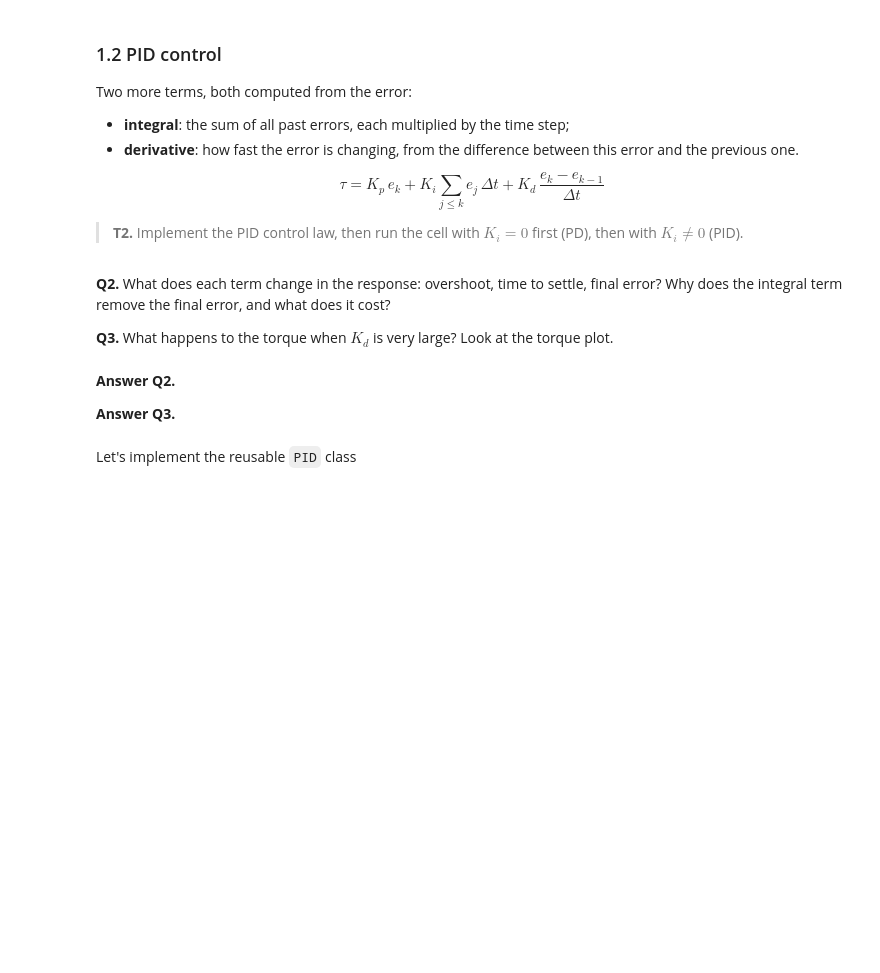
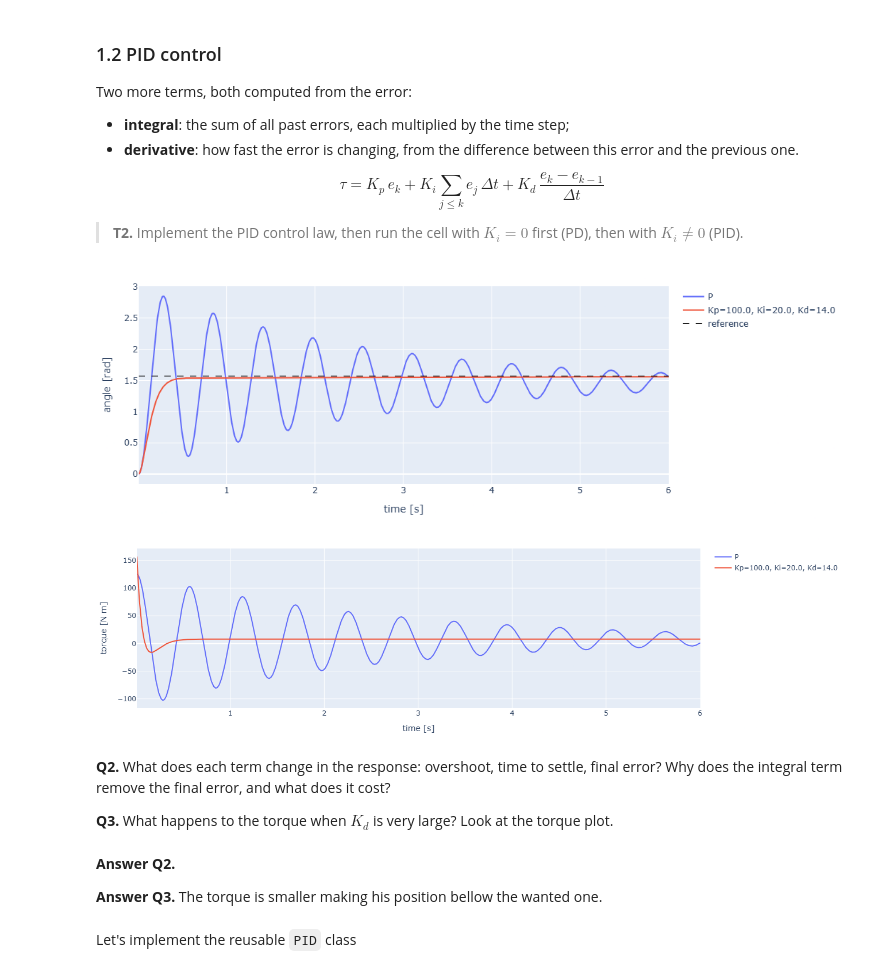
Before and after one commit to FonfasV/robmed-group-1, a Jupyter notebook: week-3/robmed_control.ipynb, the cells around one changed output. Cells and saved outputs as stored; diff of their text form; code cells hidden in the pictures; blank space fills up the shorter version.

```diff
--- a/week-3/robmed_control.ipynb
+++ b/week-3/robmed_control.ipynb
@@ -125,45 +125,48 @@ $$\tau = K_p\, e_k + K_i \sum_{j \le k} e_j\,\Delta t + K_d\, \frac{e_k - e_{k-1
 
 > **T2.** Implement the PID control law, then run the cell with $K_i = 0$ first (PD), then with $K_i \neq 0$ (PID).
 # %%
-#TODO: Kp = 0.0
-#TODO: Ki = 0.0
-#TODO: Kd = 0.0
+Kp = 100.0
+Ki = 20.0
+Kd = 14.0
 duration = 6.0
 
 ctl.reset_joints(pendulum, [motor], [0.0])
 
 error_sum = 0.0                  # for the integral term
 error_previous = q_desired - 0.0 # for the derivative term (error at the start)
 
 time_log, angle_log, torque_log = [], [], []
 t = 0.0
 while t < duration:
     # 1. SENSE
     q = p.getJointState(pendulum, motor)[0]
 
     # 2. CONTROL
-    #TODO: error =
-    #TODO: error_sum =
-    #TODO: error_rate =
+    error = q_desired - q
+    error_sum = error_sum + error*DT
+    error_rate = (error - error_previous) / DT
 
-    #TODO: torque =
+    torque = Kp*error + Ki*error_sum + Kd*error_rate
 
     error_previous = error #save for next iteration
     # 3. ACT
     p.setJointMotorControl2(pendulum, motor, p.TORQUE_CONTROL, force=torque)
     p.stepSimulation()
     t = t + DT
 
     # 4. WAIT
     time.sleep(DT)
 
     time_log.append(t)
     angle_log.append(q)
     torque_log.append(torque)
 
 label = f"Kp={Kp}, Ki={Ki}, Kd={Kd}"
 ctl.plot_series(time_log, {"P": p_angle, label: angle_log}, ylabel="angle [rad]", ref=q_desired)
 ctl.plot_series(time_log, {"P": p_torque, label: torque_log}, ylabel="torque [N m]")
+# %% [output]
+[figure, added]
+[figure, added]
 # %% [markdown]
 **Q2.** What does each term change in the response: overshoot, time to settle, final error? Why does the integral term remove the final error, and what does it cost?
 
@@ -171,7 +174,7 @@ ctl.plot_series(time_log, {"P": p_torque, label: torque_log}, ylabel="torque [N
 # %% [markdown]
 **Answer Q2.**
 
-**Answer Q3.**
+**Answer Q3.** The torque is smaller making his position bellow the wanted one.
 # %% [markdown]
 Let's implement the reusable `PID` class
 # %%
```
Also changed, not shown: parts of 8 cells of this notebook.
